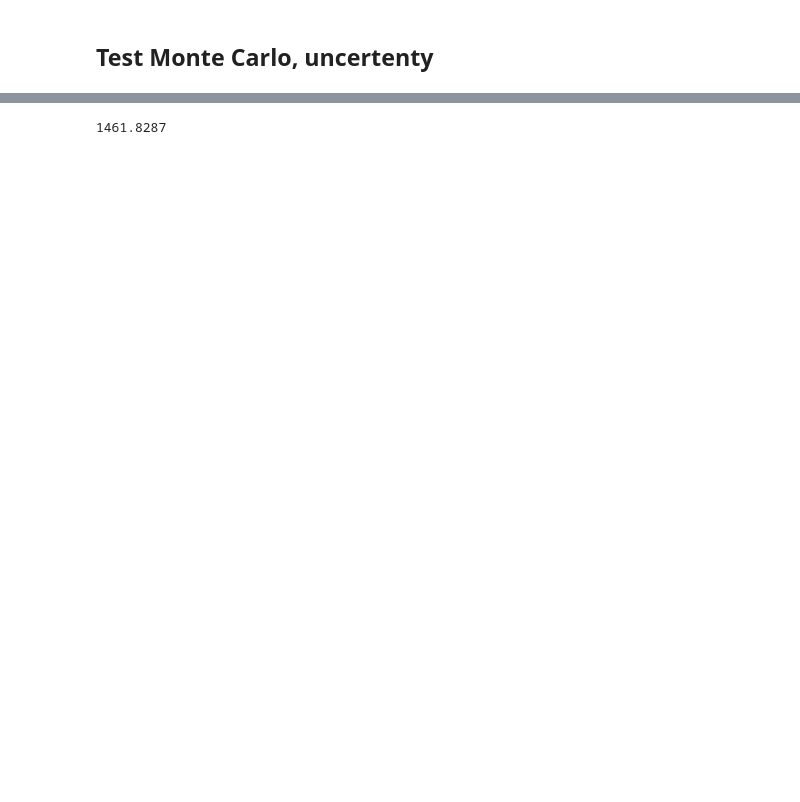
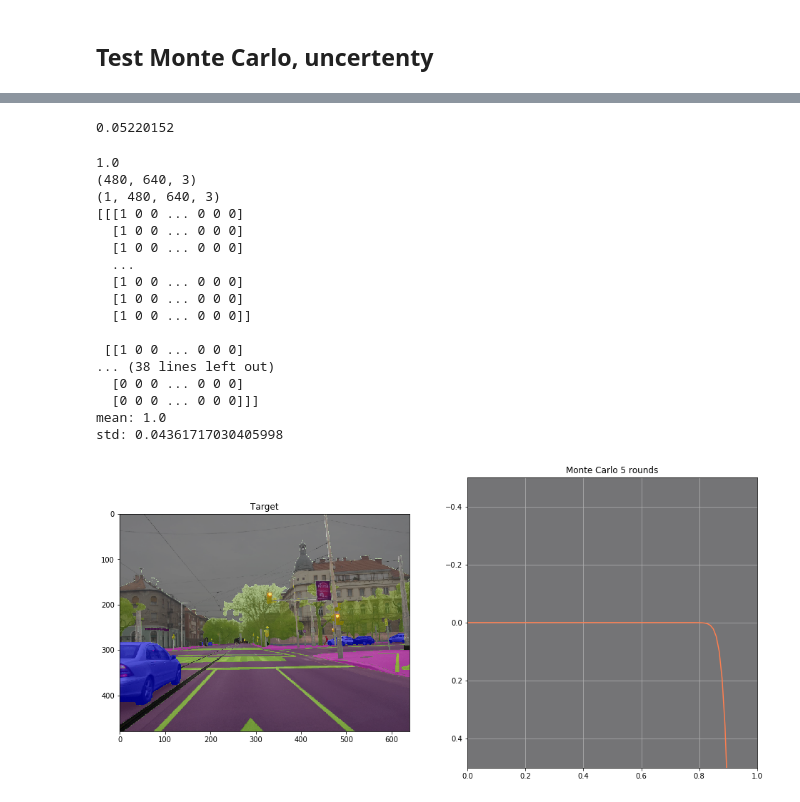
Before and after one commit to Torresrl/DAI_vison-, a Jupyter notebook: img_seg_bay.ipynb, the cells around one changed output, grey strips where cells are left out. Cells and saved outputs as stored; diff of their text form; code cells hidden in the pictures; blank space fills up the shorter version.

```diff
--- a/img_seg_bay.ipynb
+++ b/img_seg_bay.ipynb
@@ -784,4 +736,74 @@ TypeError: Invalid shape (480, 640, 13) for image data
 # %%
-print(np.sum(prediction_variances)) #
+print(prediction_variances.mean()) #
 # %% [output]
-1461.8287
+0.05220152
+# %%
+# rounds: 5 mean var: 0.0035581593
+# rounds: 10 sum variance: 1188
+# rounds: 100 sum variance: 1317
+# rounds: 500 sum variance: 1331
+import scipy.stats
+"""
+create a general model for base line
+"""
+def print_normal_dist(model, img, target, N):
+
+    target_labels = maskes_to_labels(target[0]).astype(np.uint8)
+    print(target_labels.shape)
+    print(img.shape)
+
+    img_and_target_labels = cv2.addWeighted(target_labels, 0.5, img[0], 0.5, 0)
+
+    #do monte carlo predictions
+    predicted_target, prediction_std = predictions_and_uncetrenty(model, N, img)
+
+
+    # 2d array of mean of certenty
+    predicted_mean = np.amax(predicted_target, axis=2)
+
+    #make classes to rgb image with right color
+    predction_labels = maskes_to_labels(predicted_target).astype(np.uint8)
+    img_prediction = cv2.addWeighted(predction_labels, 0.5, img[0], 0.5, 0)
+
+    compare_img(img_and_target_labels, img_prediction, 'Target', f'Monte Carlo {N} rounds')
+
+    #plot normal distribution
+    x_min = 0.0
+    x_max = 1.0
+
+    mean = predicted_mean.mean()
+    std = prediction_std.mean()
+
+    print(f'mean: {mean}')
+    print(f'std: {std}')
+
+    x = np.linspace(x_min, x_max, 100)
+    y = scipy.stats.norm.pdf(x, mean, std)
+    plt.plot(x,y, color='coral')
+    plt.grid()
+    plt.xlim(x_min, x_max)
+    plt.ylim(0.5)
+    plt.show()
+
+predicted_target_2d = np.amax(predicted_target, axis=2)
+print(predicted_target_2d.mean())
+print_normal_dist(model, x_train_val, y_train_val, 5)
+# %% [output]
+1.0
+(480, 640, 3)
+(1, 480, 640, 3)
+[[[1 0 0 ... 0 0 0]
+  [1 0 0 ... 0 0 0]
+  [1 0 0 ... 0 0 0]
+  ...
+  [1 0 0 ... 0 0 0]
+  [1 0 0 ... 0 0 0]
+  [1 0 0 ... 0 0 0]]
+
+ [[1 0 0 ... 0 0 0]
+... (38 lines left out)
+  [0 0 0 ... 0 0 0]
+  [0 0 0 ... 0 0 0]]]
+mean: 1.0
+std: 0.04361717030405998
+[figure, added]
```
Also changed, not shown: parts of 11 cells of this notebook.
